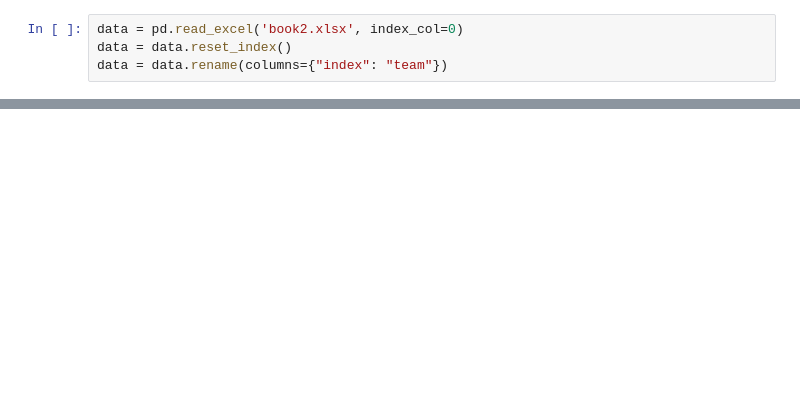
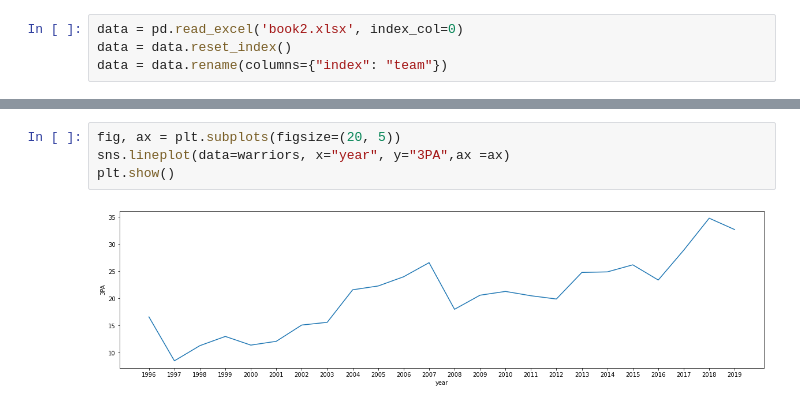
Before and after one commit to jack-wheeler/groupProject333, a Jupyter notebook: edaNotebook.ipynb, the cells around one changed output, grey strips where cells are left out. Cells and saved outputs as stored; diff of their text form; blank space fills up the shorter version.

```diff
--- a/edaNotebook.ipynb
+++ b/edaNotebook.ipynb
@@ -25,0 +48,6 @@ data
+# %%
+fig, ax = plt.subplots(figsize=(20, 5))
+sns.lineplot(data=warriors, x="year", y="3PA",ax =ax)
+plt.show()
+# %% [output]
+[figure, added]
```
Also changed, not shown: parts of 23 cells of this notebook.
